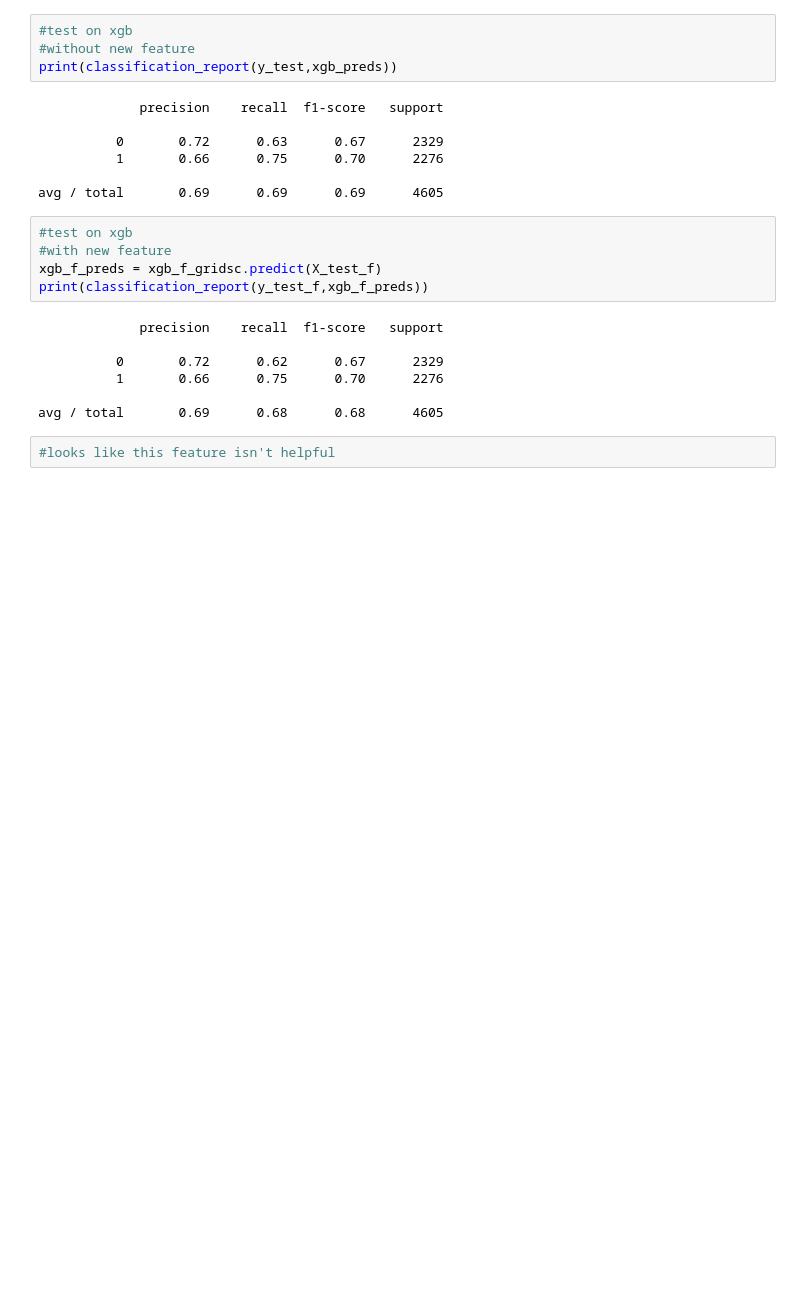
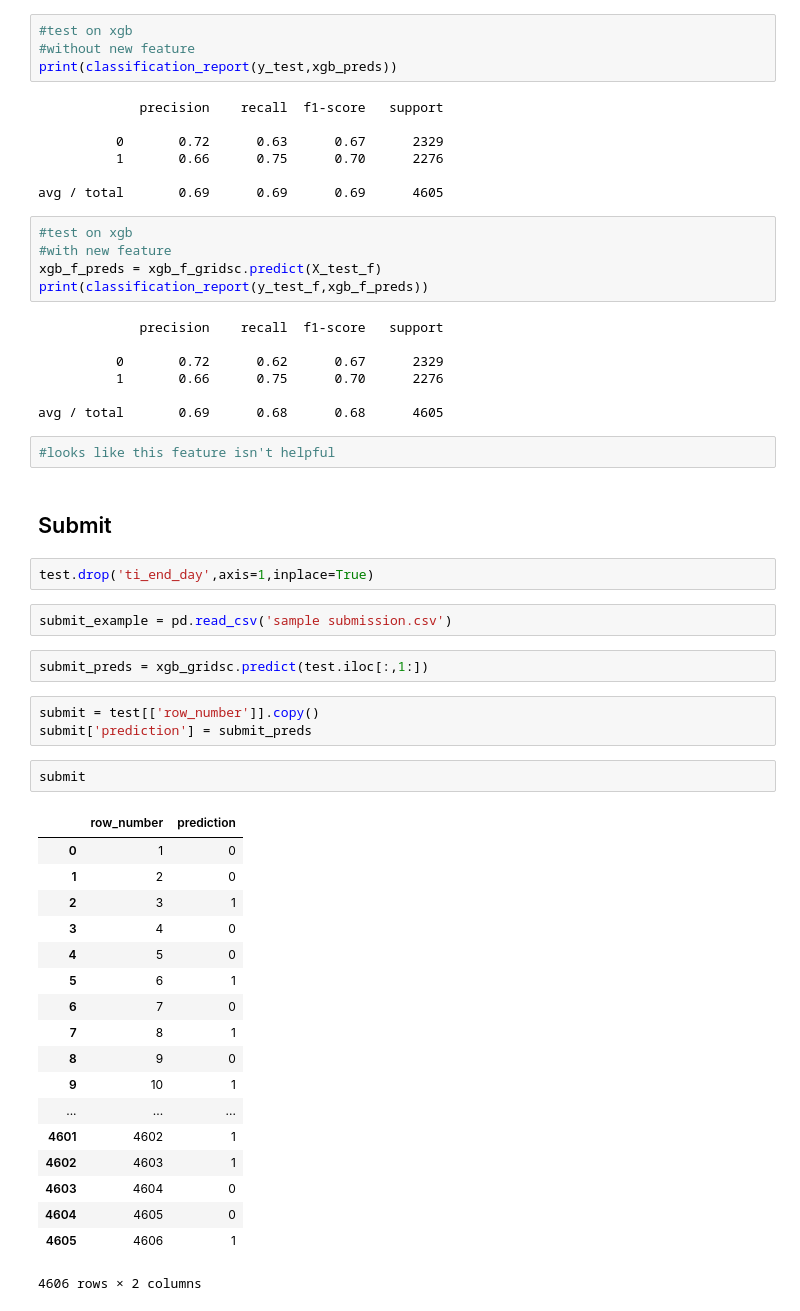
Before and after one commit to odaykhovskaya/test-task, a Jupyter notebook: solving_the_task.ipynb, the cells around one changed output. Saved outputs shown, nothing was run; the diff lists cells and outputs as text; blank space fills up the shorter version.

Commit message:
eda,models,submit

```diff
--- a/solving_the_task.ipynb
+++ b/solving_the_task.ipynb
@@ -321,3 +449,35 @@ print(classification_report(y_test_f,xgb_f_preds))
 avg / total       0.69      0.68      0.68      4605
 # %%
 #looks like this feature isn't helpful
+# %% [markdown]
+## Submit
+# %%
+test.drop('ti_end_day',axis=1,inplace=True)
+# %%
+submit_example = pd.read_csv('sample submission.csv')
+# %%
+submit_preds = xgb_gridsc.predict(test.iloc[:,1:])
+# %%
+submit = test[['row_number']].copy()
+submit['prediction'] = submit_preds
+# %%
+submit
+# %% [output]
+|  | row_number | prediction |
+| 0 | 1 | 0 |
+| 1 | 2 | 0 |
+| 2 | 3 | 1 |
+| 3 | 4 | 0 |
+| 4 | 5 | 0 |
+| 5 | 6 | 1 |
+| 6 | 7 | 0 |
+| 7 | 8 | 1 |
+| 8 | 9 | 0 |
+| 9 | 10 | 1 |
+| ... | ... | ... |
+| 4601 | 4602 | 1 |
+| 4602 | 4603 | 1 |
+| 4603 | 4604 | 0 |
+| 4604 | 4605 | 0 |
+| 4605 | 4606 | 1 |
+4606 rows × 2 columns
```
Also changed, not shown: parts of 21 cells of this notebook.
